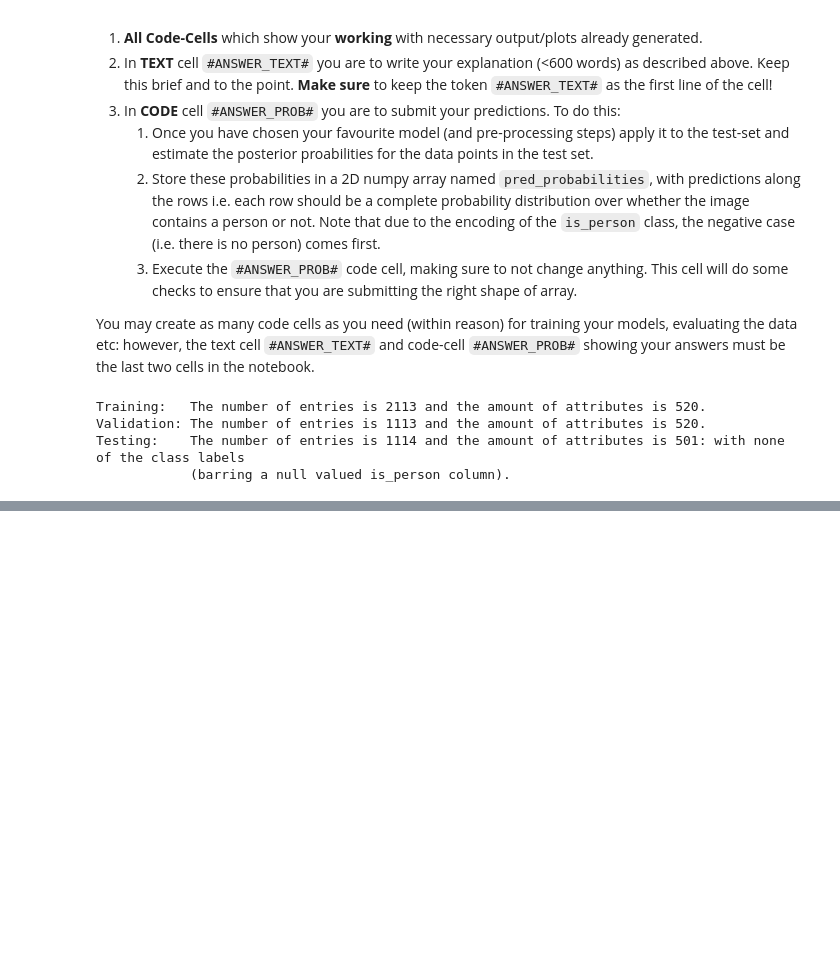
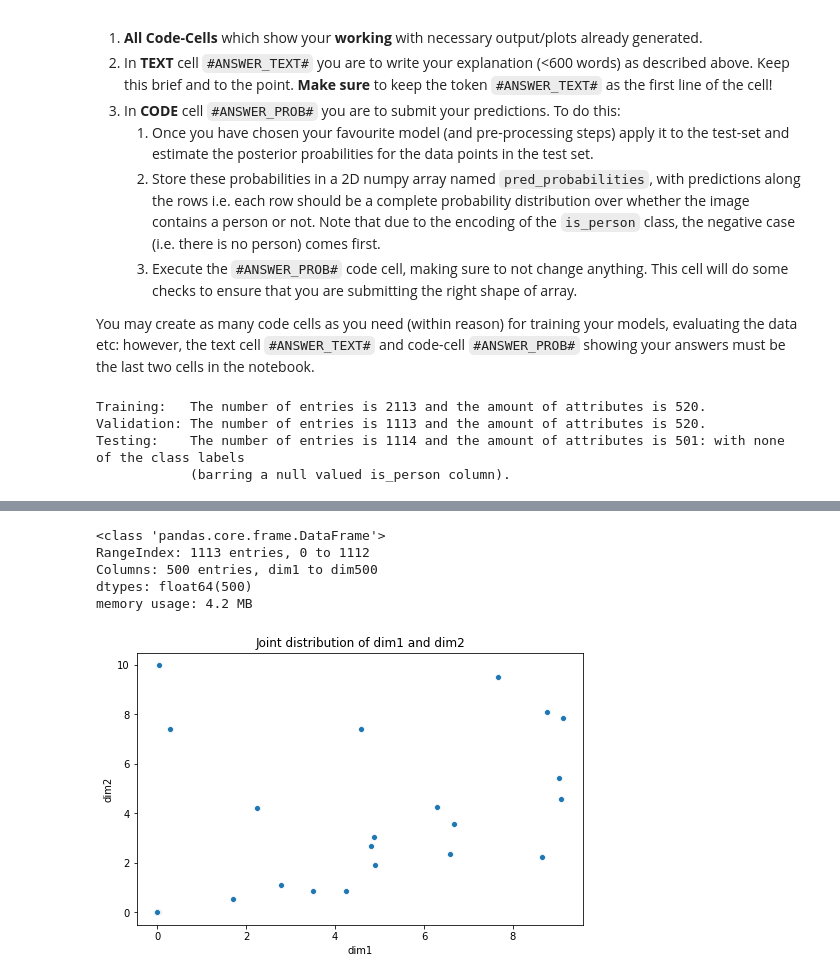
Before and after one commit to ZeroSum24/IAML2018, a Jupyter notebook: Assignments/03_B_MiniChallenge.ipynb, the cells around one changed output, grey strips where cells are left out. Saved outputs shown, nothing was run; the diff lists cells and outputs as text; code cells hidden in the pictures; blank space fills up the shorter version.

```diff
--- a/Assignments/03_B_MiniChallenge.ipynb
+++ b/Assignments/03_B_MiniChallenge.ipynb
@@ -213,0 +295,30 @@ y_out = images_c_test['is_person'].values
+# %%
+# Based on the overview information, X_valid needs to be scaled
+# This is because not all of the types are float64
+
+X_valid = pd.DataFrame((preprocessing.scale(X_valid)), columns=X_valid.columns)
+
+# checking for consistent types
+X_valid.info()
+# %% [output]
+<class 'pandas.core.frame.DataFrame'>
+RangeIndex: 1113 entries, 0 to 1112
+Columns: 500 entries, dim1 to dim500
+dtypes: float64(500)
+memory usage: 4.2 MB
+# %%
+# Visualising the data to check for any outliers
+
+# Plotting a scatter plot
+plt.figure(figsize=(8,5))
+sns.scatterplot(x=X_train['dim2'], y=X_train['dim1'])
+
+# Setting the title and labels
+plt.title("Joint distribution of dim1 and dim2")
+plt.xlabel('dim1')
+plt.ylabel('dim2')
+
+# displaying the plot
+plt.show()
+# %% [output]
+[figure, added]
```
Also changed, not shown: parts of 20 cells of this notebook.
